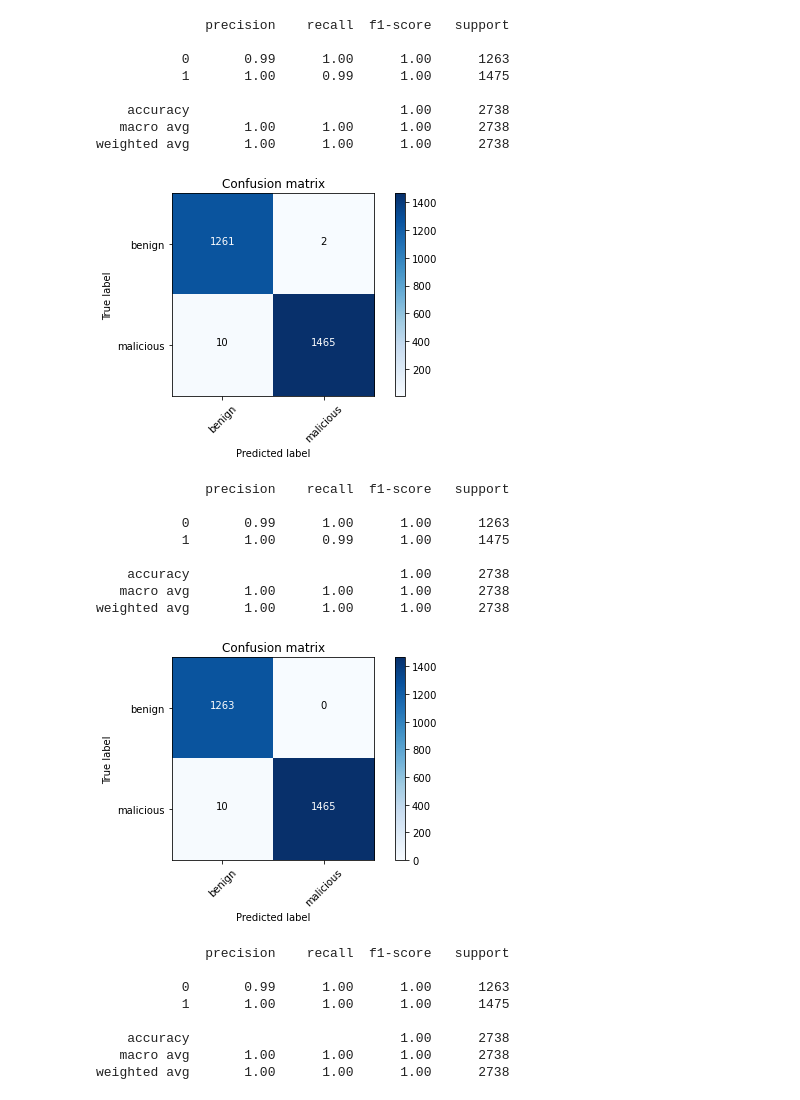
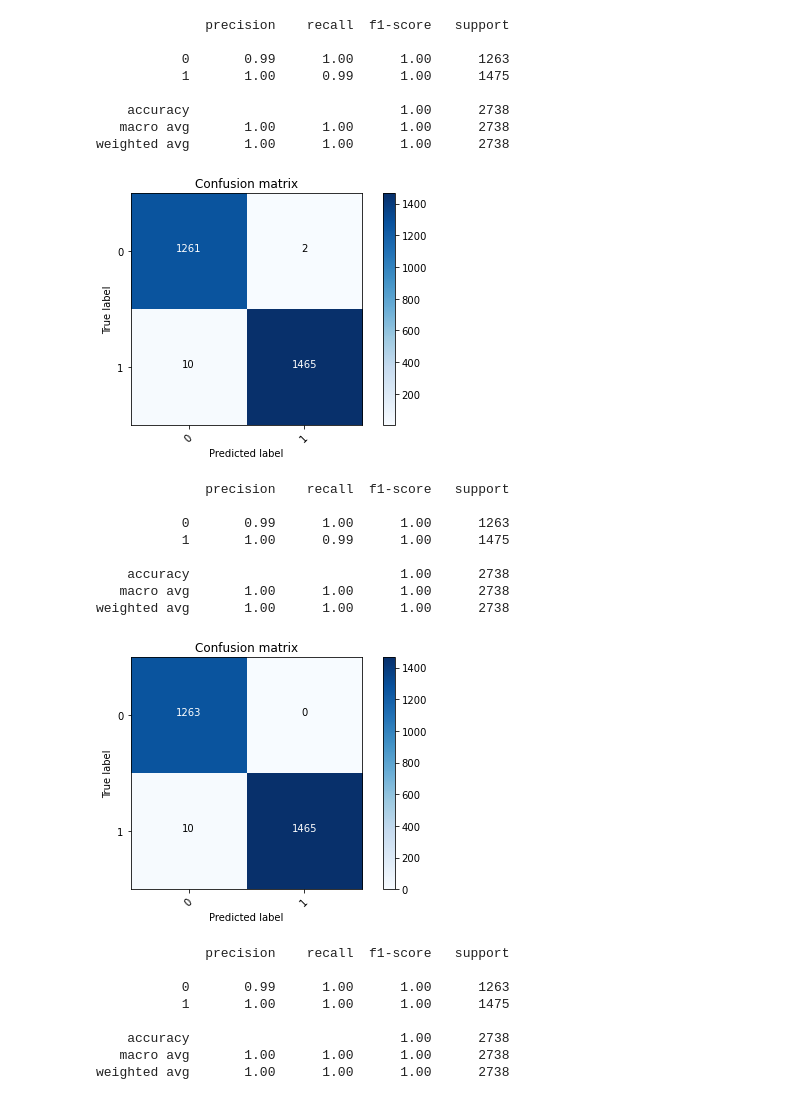
Before and after one commit to alphabeta2206/Mal_URL, a Jupyter notebook: Cross-site/Tfidf.ipynb, the cells around one changed output. Cells and saved outputs as stored; diff of their text form; code cells hidden in the pictures.

```diff
--- a/Cross-site/Tfidf.ipynb
+++ b/Cross-site/Tfidf.ipynb
@@ -146,9 +146,9 @@ print(classification_report(y_test,pred_lg))
 weighted avg       1.00      1.00      1.00      2738
 # %%
 cm = metrics.confusion_matrix(y_test, pred_lg, labels=[0,1])
-plot_confusion_matrix(cm,classes=['benign','malicious'])
+plot_confusion_matrix(cm,classes=['0','1'])
 # %% [output]
-[figure, old version]
+[figure, new version]
 # %%
 print(classification_report(y_test,pred_xg))
 # %% [output]
@@ -162,9 +162,9 @@ print(classification_report(y_test,pred_xg))
 weighted avg       1.00      1.00      1.00      2738
 # %%
 cm = metrics.confusion_matrix(y_test, pred_xg, labels=[0,1])
-plot_confusion_matrix(cm,classes=['benign','malicious'])
+plot_confusion_matrix(cm,classes=['0','1'])
 # %% [output]
-[figure, old version]
+[figure, new version]
 # %%
 print(classification_report(y_test,pred_dc))
 # %% [output]
```
Also changed, not shown: parts of 6 cells of this notebook, 6 other files.
